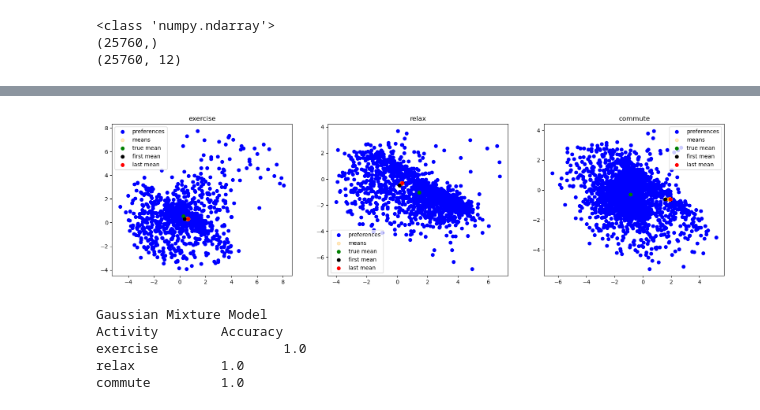
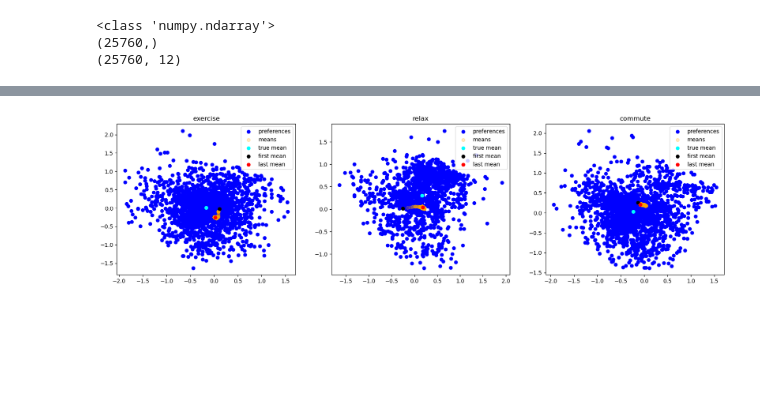
Before and after one commit to EliasLMann/contextRec, a Jupyter notebook: search_recommend.ipynb, the cells around one changed output, grey strips where cells are left out. Saved outputs shown, nothing was run; the diff lists cells and outputs as text; code cells hidden in the pictures; blank space fills up the shorter version.

Commit message:
debugged nearby choice, switched to MSE

```diff
--- a/search_recommend.ipynb
+++ b/search_recommend.ipynb
@@ -391,7 +387,0 @@ plt.show()
-# %%
-# create a scree plot to see how many components to keep
-pca_latent = PCA()
-pca_latent.fit(latent_space)
-plt.plot(np.cumsum(pca_latent.explained_variance_ratio_))
-plt.xlabel('number of components')
-plt.ylabel('cumulative explained variance')
@@ -662,7 +610,6 @@ class GaussianModel:
         self.count = 0
         self.mu = None
         self.sigma = None
-        self.params = None
         self.prev_sample = None
 
     def pdf(self, x):
@@ -691,16 +638,17 @@ class GaussianModel:
             diff = data[i] - self.mu
             self.sigma += np.outer(diff, diff)
         self.sigma /= samples
-        self.params = np.concatenate((self.mu, self.sigma.flatten()))
 
-    def online_fit(self, x):
+
+    def online_fit_full(self, x):
         alpha_mu = 1 / self.count
         alpha_sigma = alpha_mu * (1 - alpha_mu)
         self.count += 1
         delta = x - self.mu
         self.mu += delta * alpha_mu
-        self.sigma += np.outer(delta, delta - (x - self.mu)) * alpha_sigma
-        self.count += 1
+        self.sigma += alpha_sigma * (np.outer(delta, delta) - self.sigma) / self.count
+        self.params = np.concatenate((self.mu, self.sigma.flatten()))
+        return self.params
 
     def get_sample(self, scale=0.1):
         # get a random sample from the gaussian that is near the previous sample
@@ -710,7 +658,6 @@ class GaussianModel:
 
             #find all of the point in the latent space that are within 1 standard deviation of the mean
             in_range = np.all(np.abs(latent_space - self.mu) <= stds, axis=1)
-
 
             #return a random point from the points in the latent space that are within 1 standard deviation of the mean
             rec = latent_space[np.random.choice(np.where(in_range)[0])]
@@ -722,11 +669,6 @@ class GaussianModel:
 
             #find all of the point in the latent space that are within 1 standard deviation of the mean
             in_range = np.all(np.abs(latent_space - self.mu) <= stds, axis=1)
-
-            # #convert the full covariance matrix to a circular covariance matrix
-            # cov = np.diag(stds**2)
-            # #calculate the standard deviation of the circular covariance matrix
-            # new_std = np.sqrt(np.diag(cov))
 
             #find all of the point in the latent space that are within 1 standard deviation of the mean
             in_range_small = np.all(np.abs(latent_space - self.prev_sample) < stds*scale, axis=1)
@@ -775,6 +717,10 @@ def simulate_gmm(num_episodes=100, g_model=None, user=None, pretrain_song_ids=No
     means = {activity: np.empty((0, latent_space.shape[1])) for activity in ['exercise', 'relax', 'commute']}
     nearby_count = {activity: 0 for activity in ['exercise', 'relax', 'commute']}
 
+    #set all previous samples to None
+    for activity in ['exercise', 'relax', 'commute']:
+        g_model[activity].prev_sample = None
+
     activity = 'exercise'
     # Loop over the episodes
     for episode in tqdm(range(num_episodes)):
@@ -808,17 +754,16 @@ def simulate_gmm(num_episodes=100, g_model=None, user=None, pretrain_song_ids=No
             #update the number of correct recommendations, listen history
             num_correct[activity] += 1
             listen_history = np.append(listen_history, song_id)
-            g_model[activity].online_fit(x=recommendation)
+            g_model[activity].online_fit_full(x=recommendation)
+
             #update the number of correct recommendations, means, listen history
-            if nearby_count[activity] < 0:
+            if nearby_count[activity] < 5:
                 #get a new recommendation from the gaussian model
                 g_model[activity].prev_sample = recommendation
                 nearby_count[activity] += 1
             else:
                 #set prev sample to none
                 g_model[activity].prev_sample = None
-                #get a new recommendation from the gaussian model
-                g_model[activity].prev_sample = recommendation
                 nearby_count[activity] = 0
         else:
             #reset the previous sample
@@ -844,53 +789,31 @@ print(sum(num_correct.values()))
 # %%
 pca = PCA(n_components=2)
 pca.fit(latent_space)
 
 #plot the pca of users  preferences and the means of the gaussians over the latent space
 fig, ax = plt.subplots(1, 3, figsize=(20, 5))
 
 for i, activity in enumerate(['exercise', 'relax', 'commute']):
 
     #get the indeces of the songs in the latent space
     song_indices = np.where(y_train_embedding.id.isin(users_data[2].preferences[activity]))[0]
     #get the latent space vectors for the songs
     latent_space_vectors = latent_space[song_indices, :]
     #plot the latent space vectors
     ax[i].scatter(pca.transform(latent_space_vectors)[:,0],  pca.transform(latent_space_vectors)[:,1], color='blue', label='preferences')
 
     # #plot all of the means of the gaussians models
     ax[i].scatter(pca.transform(means[activity])[:,0], pca.transform(means[activity])[:,1], color='orange', label='means', alpha=0.25)
 
     #plot the true mean of the songs
-    ax[i].scatter(pca.transform(np.mean(latent_space_vectors, axis=0).reshape(1, -1))[0][0], pca.transform(np.mean(latent_space_vectors, axis=0).reshape(1, -1))[0][1], color='green', label='true mean')
+    ax[i].scatter(pca.transform(np.mean(latent_space_vectors, axis=0).reshape(1, -1))[0][0], pca.transform(np.mean(latent_space_vectors, axis=0).reshape(1, -1))[0][1], color='cyan', label='true mean')
 
     # #plot all of the means of the gaussians models
     ax[i].scatter(pca.transform(means[activity])[0,0], pca.transform(means[activity])[0,1], color='black', label='first mean')
     ax[i].scatter(pca.transform(means[activity])[-1,0], pca.transform(means[activity])[-1,1], color='red', label='last mean')
 
 
     ax[i].set_title(activity)
     ax[i].legend()
 # %% [output]
-[figure, old version]
+[figure, new version]
-# %%
-#plot all of the means of the gaussians over the latent space
-fig, ax = plt.subplots(1, 3, figsize=(20, 5))
-
-for i, activity in enumerate(['exercise', 'relax', 'commute']):
-    #
-
-    #plot the true mean of the songs
-    ax[i].scatter(np.mean(latent_space, axis=0)[0], np.mean(latent_space, axis=0)[1], color='green', label='true mean')
-
-
-    #plot the mearn of the songs
-    ax[i].scatter(np.mean(latent_space, axis=0)[0], np.mean(latent_space, axis=0)[1], color='green', label='true mean')
-
-    ax[i].set_title(activity)
-    ax[i].legend()
-# %% [output]
-Gaussian Mixture Model
-Activity        Accuracy
-exercise                1.0
-relax           1.0
-commute         1.0
```
Also changed, not shown: parts of 10 cells of this notebook, 3 other files.
